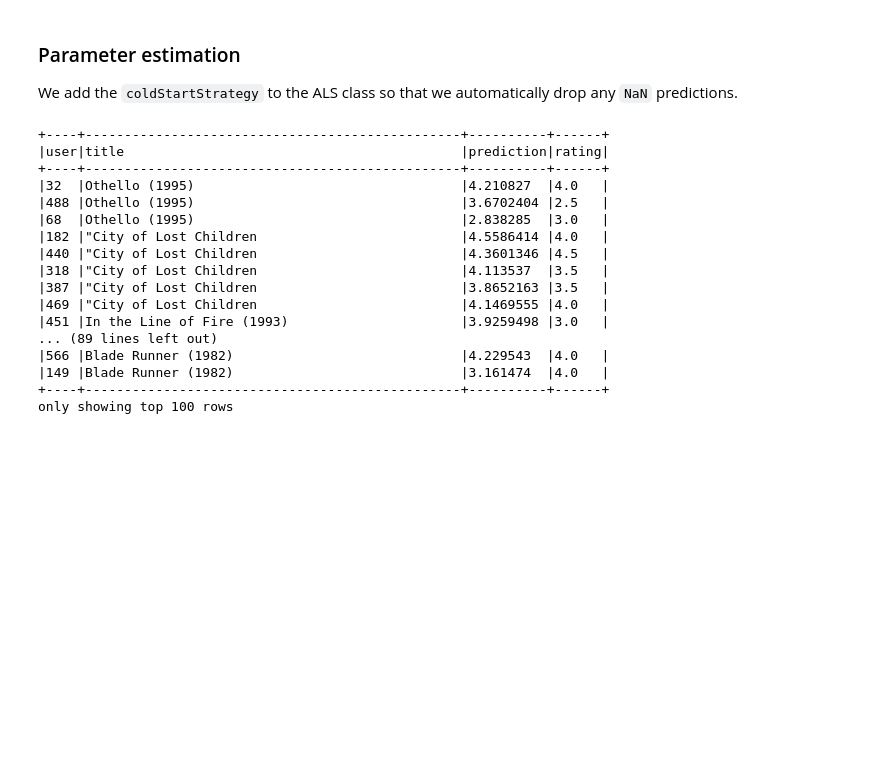
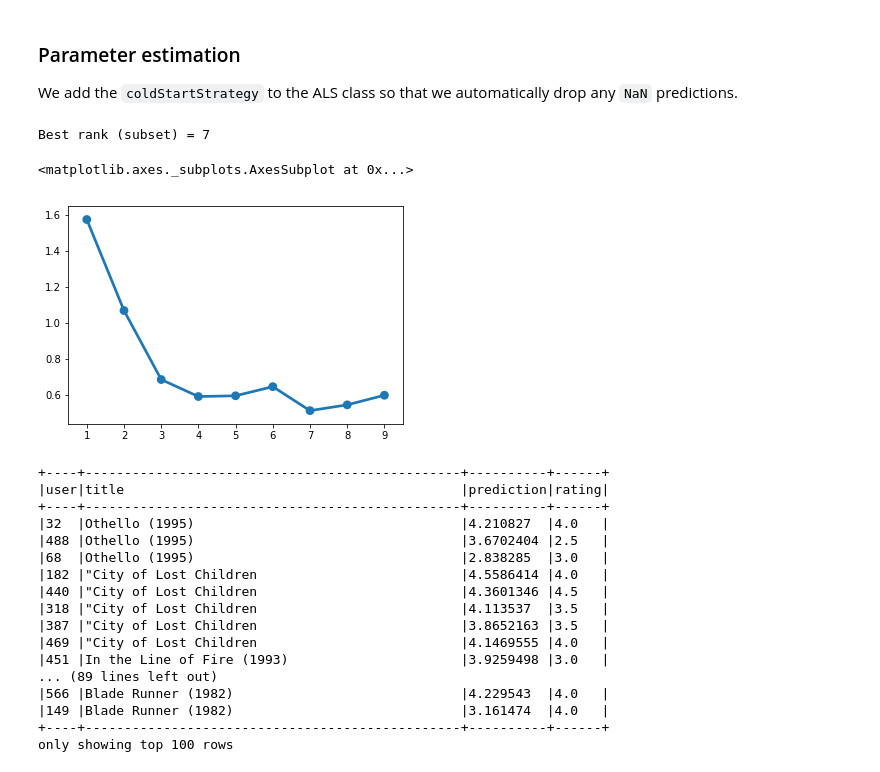
Before and after one commit to ruivieira/workshop-recommendation-engines, a Jupyter notebook: workshop.ipynb, the cells around one changed output. Drawn from its saved outputs; the diff is of its cells as text; code cells hidden in the pictures; blank space fills up the shorter version.

Commit message:
Add movies subset MSE plot

```diff
--- a/workshop.ipynb
+++ b/workshop.ipynb
@@ -42,7 +42,7 @@ This dataset consist of several CSV files, namely
 def load_data(path, header, token_fun):
     """Loads the CSV file, strips the header and keeps only the specified fields"""
     rows = spark.sparkContext.textFile(path).filter(lambda x: x!=header).map(lambda x: x.split(",")).map(token_fun)
-    return spark.createDataFrame(rows)
+    return spark.createDataFrame(rows).cache()
 
 
 
@@ -118,6 +118,44 @@ Test dataset size = 18420
 ### Parameter estimation
 
 We add the `coldStartStrategy` to the ALS class so that we automatically drop any `NaN` predictions.
+# %%
+from pyspark.ml.recommendation import ALS
+from pyspark.ml.tuning import TrainValidationSplit, ParamGridBuilder
+from pyspark.ml.evaluation import RegressionEvaluator
+
+sub_als = ALS(coldStartStrategy="drop", seed=42)
+
+sub_param_grid = ParamGridBuilder() \
+    .addGrid(sub_als.rank, list(range(1, 10))) \
+    .build()
+
+sub_evaluator = RegressionEvaluator(
+    metricName="mse",
+    labelCol="rating",
+    predictionCol="prediction")
+
+sub_tvs = TrainValidationSplit(
+    estimator=sub_als,
+    estimatorParamMaps=sub_param_grid,
+    evaluator=sub_evaluator,
+    collectSubModels=True
+)
+
+sub_model = sub_tvs.fit(ratings.sample(0.005, seed=42).cache())
+# %%
+print("Best rank (subset) = {}".format(sub_model.bestModel.rank))
+# %% [output]
+Best rank (subset) = 7
+# %%
+sub_test = ratings.sample(0.005, seed=42).cache()
+
+sub_ranks = [model.rank for model in sub_model.subModels]
+sub_mses = [sub_evaluator.evaluate(model.transform(sub_test)) for model in sub_model.subModels]
+
+sns.pointplot(x=sub_ranks, y=sub_mses)
+# %% [output]
+<matplotlib.axes._subplots.AxesSubplot at 0x...>
+[figure, added]
 # %%
 from pyspark.ml.recommendation import ALS
 from pyspark.ml.tuning import TrainValidationSplit, ParamGridBuilder
```
Also changed, not shown: parts of 1 cell of this notebook.
